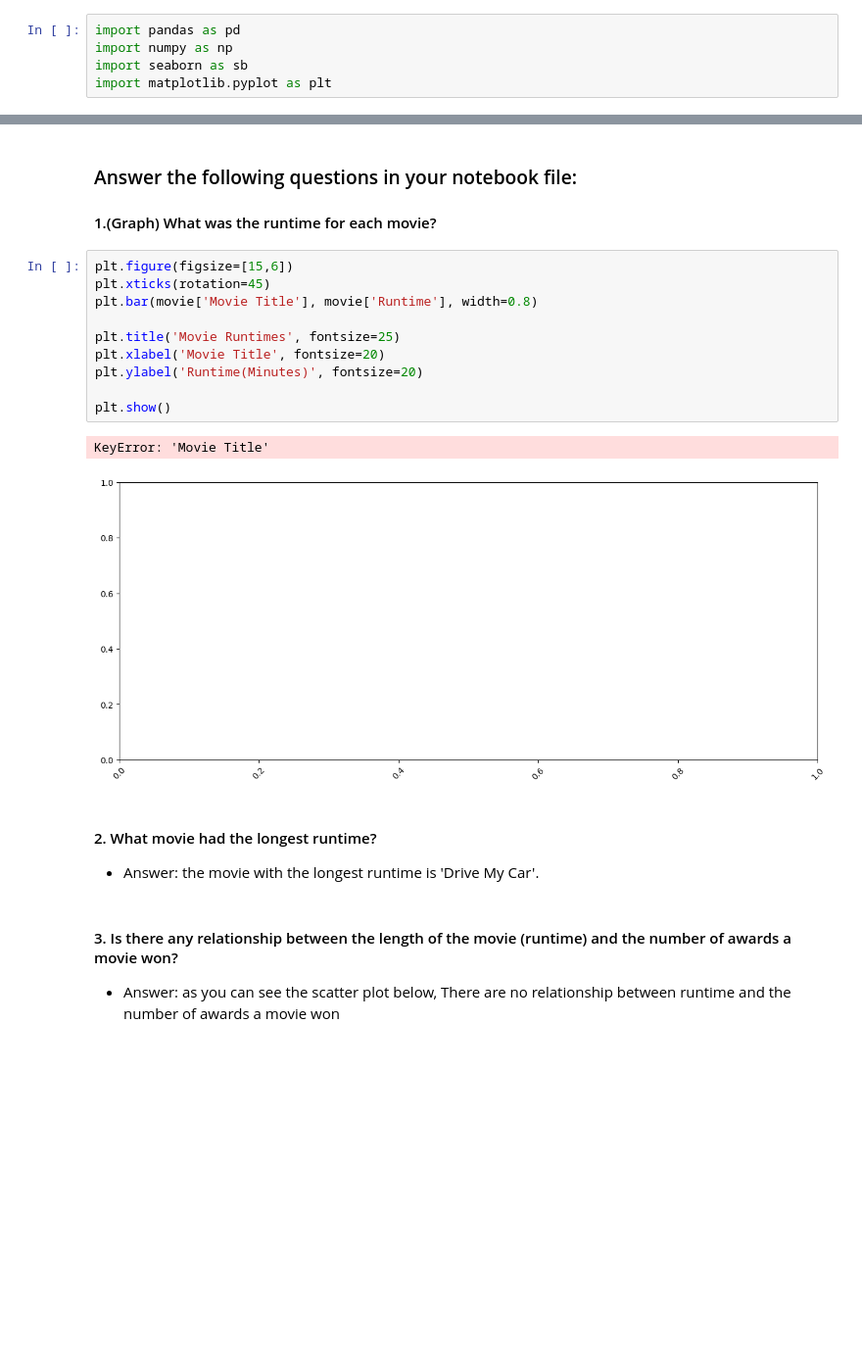
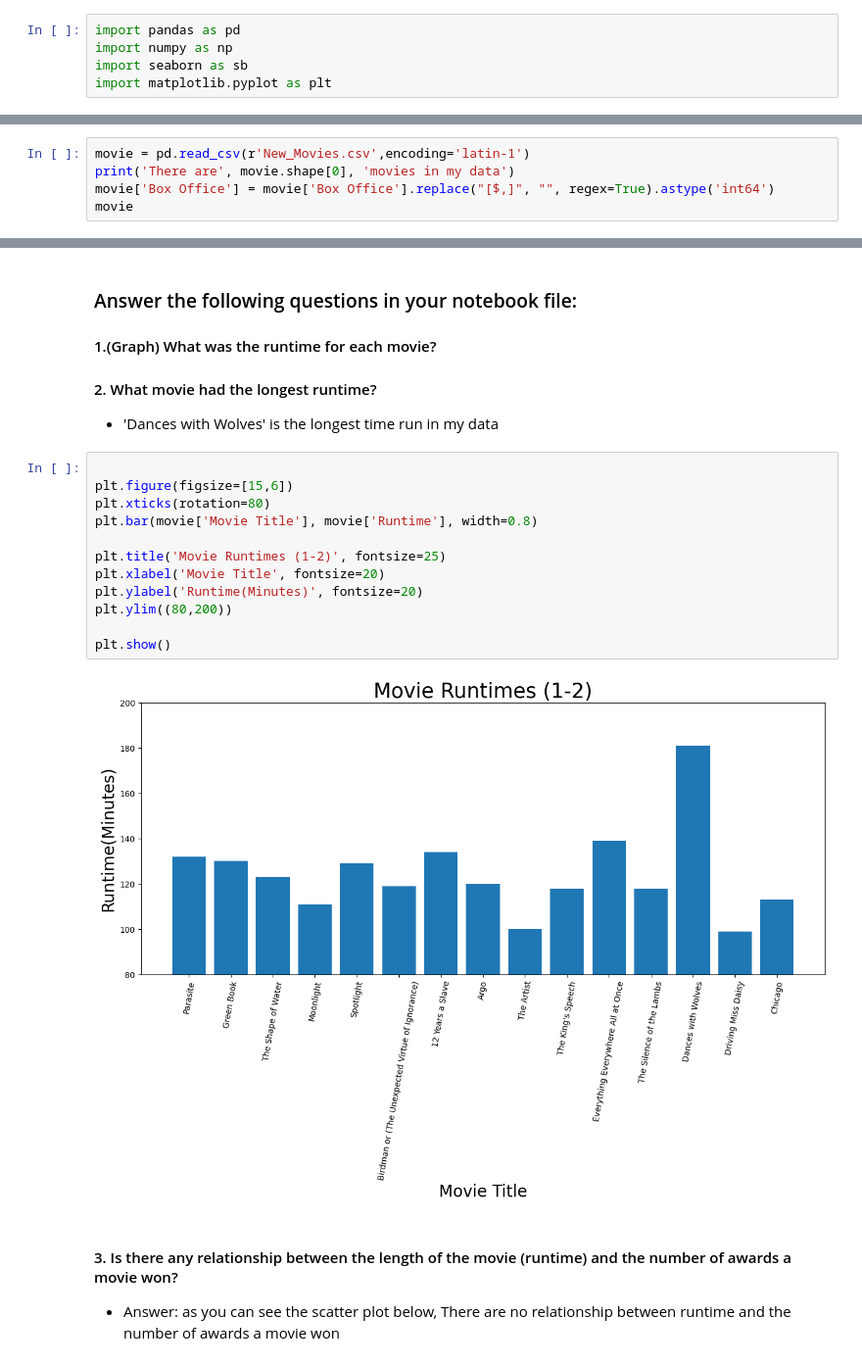
Before and after one commit to cuongdoduy/Movie-API-Analysis, a Jupyter notebook: Movie_Analysis.ipynb, the cells around one changed output, grey strips where cells are left out. Shown at 98% size. Cells and saved outputs as stored; diff of their text form; blank space fills up the shorter version.

Commit message:
Fix error for Project

```diff
--- a/Movie_Analysis.ipynb
+++ b/Movie_Analysis.ipynb
@@ -19,0 +6,5 @@ movie
+# %%
+movie = pd.read_csv(r'New_Movies.csv',encoding='latin-1')
+print('There are', movie.shape[0], 'movies in my data')
+movie['Box Office'] = movie['Box Office'].replace("[$,]", "", regex=True).astype('int64')
+movie
@@ -20,22 +29,23 @@ movie
 # %% [markdown]
 ### Answer the following questions in your notebook file:
 #### 1.(Graph) What was the runtime for each movie?
+
+#### 2. What movie had the longest runtime?
+- 'Dances with Wolves' is the longest time run in my data
 # %%
+
 plt.figure(figsize=[15,6])
-plt.xticks(rotation=45)
+plt.xticks(rotation=80)
 plt.bar(movie['Movie Title'], movie['Runtime'], width=0.8)
 
-plt.title('Movie Runtimes', fontsize=25)
+plt.title('Movie Runtimes (1-2)', fontsize=25)
 plt.xlabel('Movie Title', fontsize=20)
 plt.ylabel('Runtime(Minutes)', fontsize=20)
+plt.ylim((80,200))
 
 plt.show()
 # %% [output]
-KeyError: 'Movie Title'
-[figure, old version]
+[figure, new version]
-# %% [markdown]
-#### 2. What movie had the longest runtime?
-- Answer: the movie with the longest runtime is 'Drive My Car'.
 # %% [markdown]
 #### 3. Is there any relationship between the length of the movie (runtime) and the number of awards a movie won?
 - Answer: as you can see the scatter plot below, There are no relationship between runtime and the number of awards a movie won
```
Also changed, not shown: parts of 15 cells of this notebook, 1 other file.
